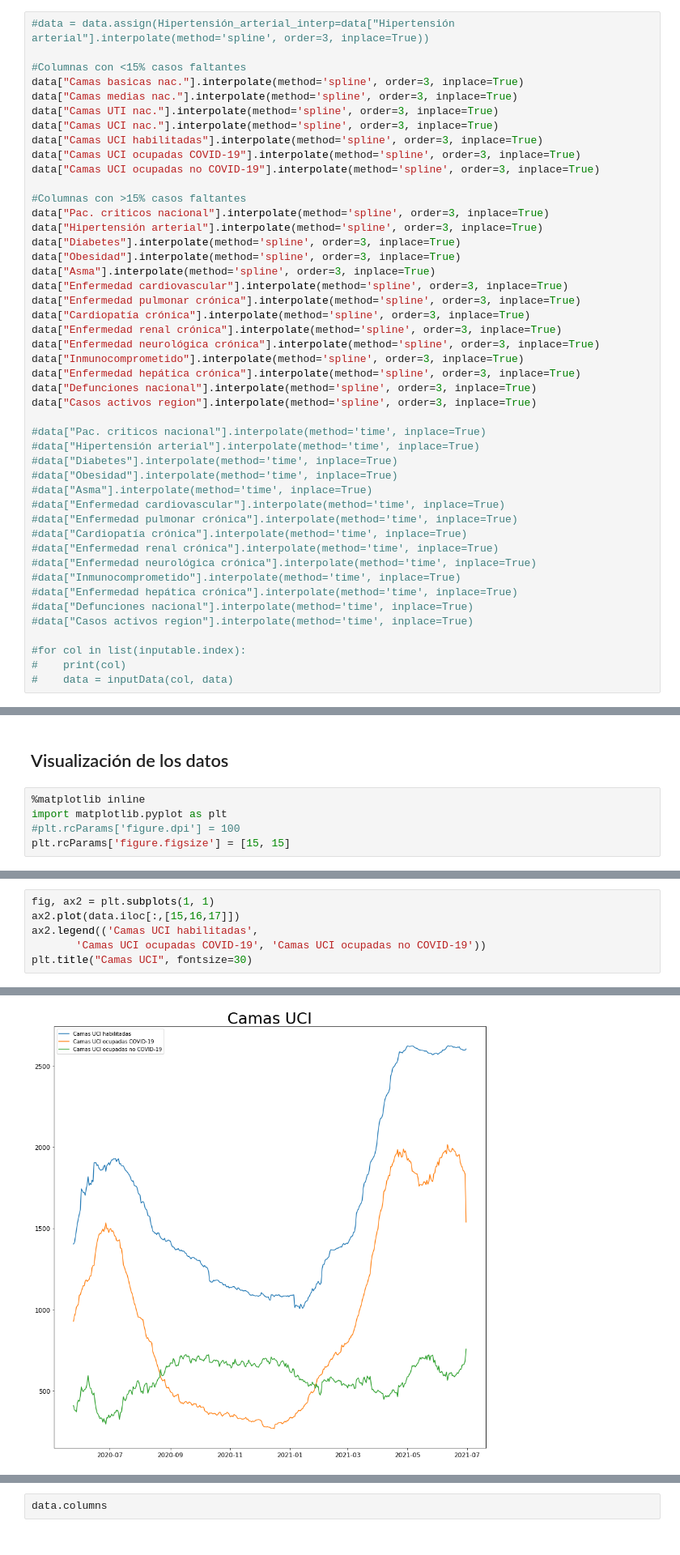
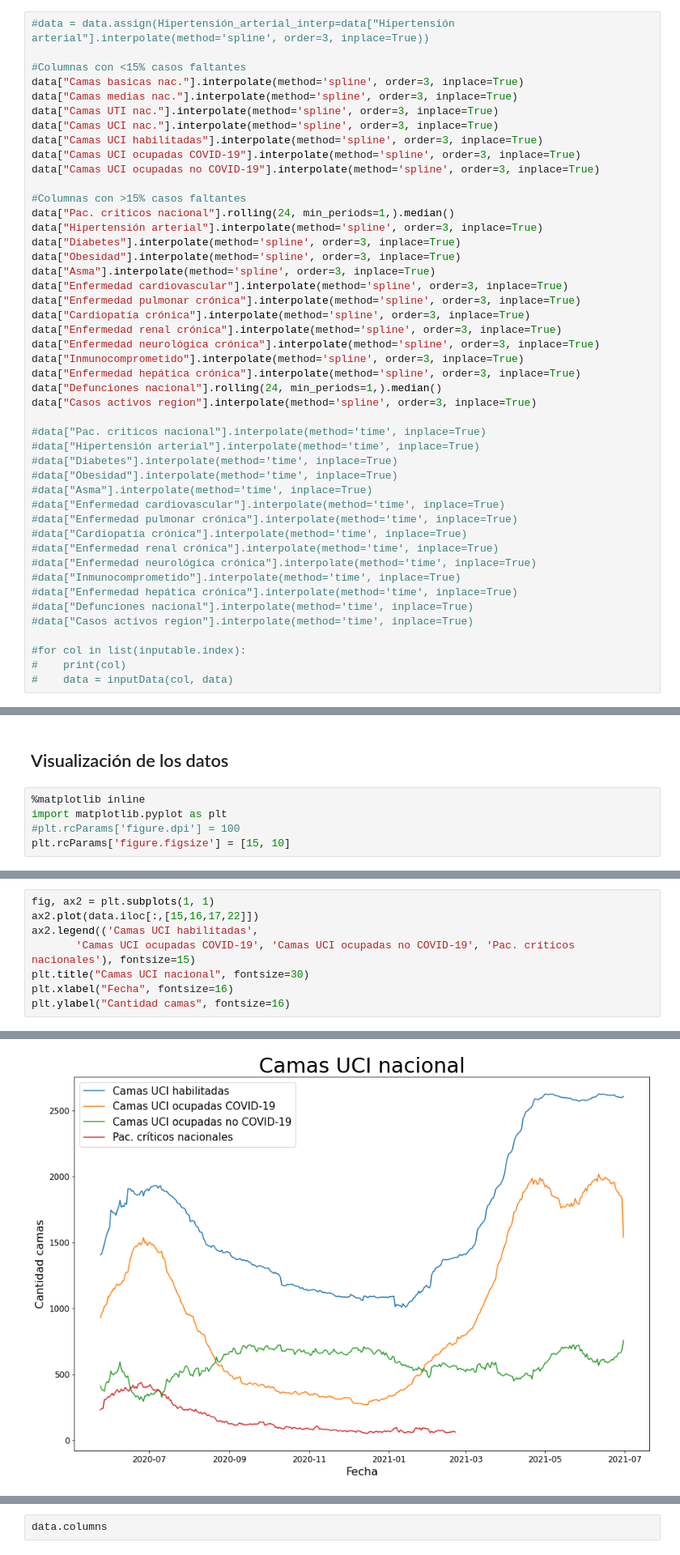
Before and after one commit to ncarf/prediction-uci, a Jupyter notebook: Prediction_UCI.ipynb, the cells around one changed output, grey strips where cells are left out. Shown at 81% size. Saved outputs shown, nothing was run; the diff lists cells and outputs as text.

```diff
--- a/Prediction_UCI.ipynb
+++ b/Prediction_UCI.ipynb
@@ -244,7 +279,7 @@ data["Camas UCI ocupadas COVID-19"].interpolate(method='spline', order=3, inplac
 data["Camas UCI ocupadas no COVID-19"].interpolate(method='spline', order=3, inplace=True)
 
 #Columnas con >15% casos faltantes
-data["Pac. criticos nacional"].interpolate(method='spline', order=3, inplace=True)
+data["Pac. criticos nacional"].rolling(24, min_periods=1,).median()
 data["Hipertensión arterial"].interpolate(method='spline', order=3, inplace=True)
 data["Diabetes"].interpolate(method='spline', order=3, inplace=True)
 data["Obesidad"].interpolate(method='spline', order=3, inplace=True)
@@ -256,7 +291,7 @@ data["Enfermedad renal crónica"].interpolate(method='spline', order=3, inplace=
 data["Enfermedad neurológica crónica"].interpolate(method='spline', order=3, inplace=True)
 data["Inmunocomprometido"].interpolate(method='spline', order=3, inplace=True)
 data["Enfermedad hepática crónica"].interpolate(method='spline', order=3, inplace=True)
-data["Defunciones nacional"].interpolate(method='spline', order=3, inplace=True)
+data["Defunciones nacional"].rolling(24, min_periods=1,).median()
 data["Casos activos region"].interpolate(method='spline', order=3, inplace=True)
 
 #data["Pac. criticos nacional"].interpolate(method='time', inplace=True)
@@ -334,7 +369,7 @@ data = data.loc['2020-05-25':]
 %matplotlib inline
 import matplotlib.pyplot as plt
 #plt.rcParams['figure.dpi'] = 100
-plt.rcParams['figure.figsize'] = [15, 15]
+plt.rcParams['figure.figsize'] = [15, 10]
 # %%
 fig, ax1 = plt.subplots(1, 1)
 ax1.plot(data.iloc[:,[0,1,2,3]])
@@ -347,7 +384,9 @@ Text(0.5, 1.0, 'Camas nacionales')
 # %%
 fig, ax2 = plt.subplots(1, 1)
-ax2.plot(data.iloc[:,[15,16,17]])
+ax2.plot(data.iloc[:,[15,16,17,22]])
 ax2.legend(('Camas UCI habilitadas',
-       'Camas UCI ocupadas COVID-19', 'Camas UCI ocupadas no COVID-19'))
-plt.title("Camas UCI", fontsize=30)
+       'Camas UCI ocupadas COVID-19', 'Camas UCI ocupadas no COVID-19', 'Pac. críticos nacionales'), fontsize=15)
+plt.title("Camas UCI nacional", fontsize=30)
+plt.xlabel("Fecha", fontsize=16)
+plt.ylabel("Cantidad camas", fontsize=16)
 # %% [output]
@@ -355,4 +394,4 @@ Text(0.5, 1.0, 'Camas UCI')
-[figure, old version]
+[figure, new version]
 # %%
 fig, ax3 = plt.subplots(1, 1)
 ax3.plot(data.iloc[:,[4,5,6,7,8,9,10,11,12,13,14]])
```
Also changed, not shown: parts of 208 cells of this notebook.
